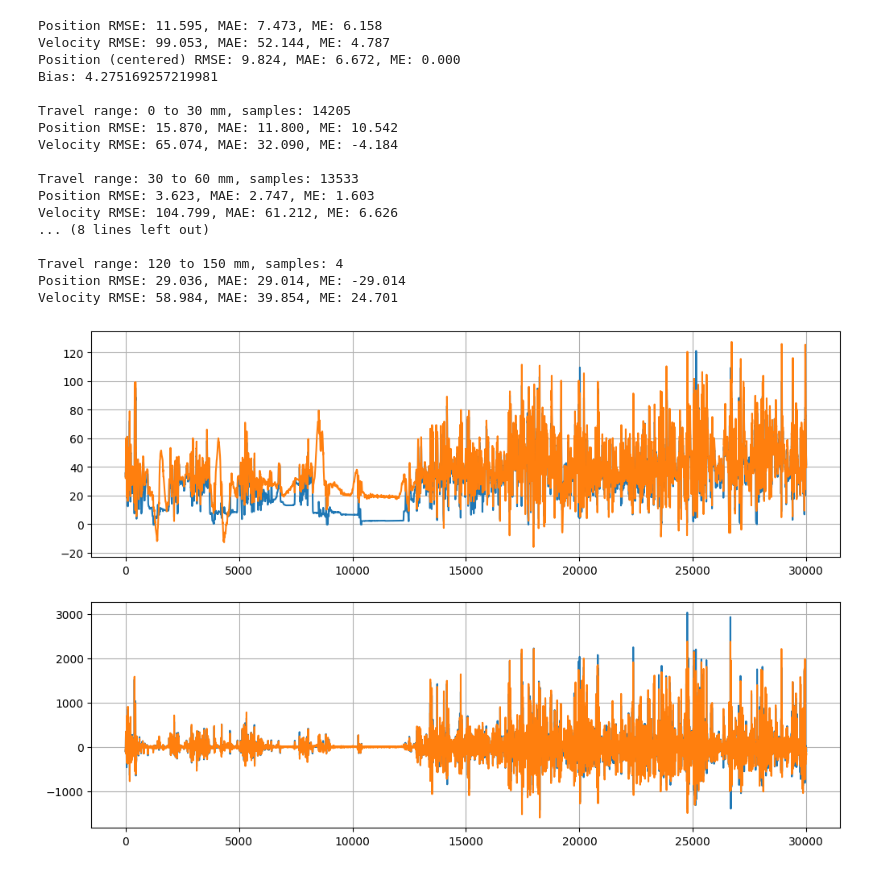
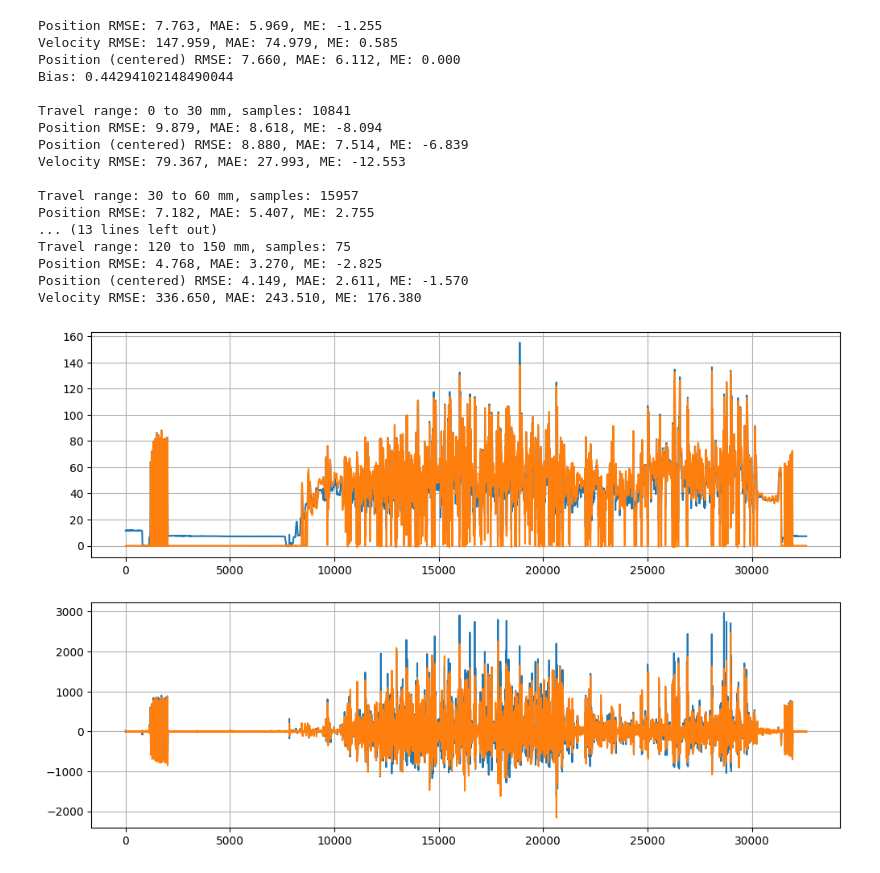
Before and after one commit to colinpate/sus, a Jupyter notebook: solver.ipynb, the cells around one changed output. Drawn from its saved outputs; the diff is of its cells as text; code cells hidden in the pictures.

Commit message:
refining mag curve fusion

```diff
--- a/solver.ipynb
+++ b/solver.ipynb
@@ -98,6 +88,7 @@ def calculate_res(vec, w):
     x = vec[:N]
     v = vec[N:2*N]
     b = vec[2*N]  # <-- add bias as last variable
+    bx = vec[2*N+1]
 
     dt = t[1:] - t[:-1]          # (N-1,)
     a  = acc[:N-1] - b           # (N-1,)
@@ -108,7 +99,7 @@ def calculate_res(vec, w):
     v_res = acc_v - v[1:]        # (N-1,)
     x_res = acc_x - x[1:]        # (N-1,)
 
-    mag_pred_res = mag_in_bounds_mask[1:] * (mag_pred_x[1:] - x[1:])  # (N-1,)
+    mag_pred_res = mag_pred_x[1:] - x[1:] - bx  # (N-1,)
 
     # zv_res = v[i] if dense_mag_zv[i] else 0, for i=1..N-1
     zv_res = dense_mag_zv[1:] * v[1:]   # works if dense_mag_zv is bool or 0/1  -> (N-1,)
@@ -123,7 +114,7 @@ def calculate_res(vec, w):
     r = np.concatenate((res[:, 1:].ravel(order="F"), [b * w.b]))
     return r
 
-guess_vec = np.zeros((num_samp * 2 + 1,))
+guess_vec = np.zeros((num_samp * 2 + 2,))
 guess_vec[:num_samp] = mag_pred_x  # initial guess for x is the mag pred
 guess_vec[num_samp:num_samp*2] = np.cumsum(acc) * np.mean(dt_s)  # initial guess for v is just integrating accel
 guess_vec[-1] = 0  # initial guess for bias
@@ -152,7 +143,7 @@ plot_ress(res)
 # %%
 def make_jac_sparsity(N, n_res_per_step=4, include_bias=True, include_bias_penalty=True):
     # z = [x(0..N-1), v(0..N-1), b]
-    n_var = 2*N + (1 if include_bias else 0)
+    n_var = 2*N + 1 + (1 if include_bias else 0)
 
     n_steps = N - 1
     n_res = n_res_per_step * n_steps + (1 if (include_bias and include_bias_penalty) else 0)
@@ -161,7 +152,8 @@ def make_jac_sparsity(N, n_res_per_step=4, include_bias=True, include_bias_penal
 
     def ix_x(i): return i
     def ix_v(i): return N + i
-    ix_b = 2*N  # last variable
+    ix_b = 2*N
+    ix_bx = 2*N+1 # last variable
 
     for i in range(1, N):
         # This assumes your residual vector is packed as:
@@ -180,9 +172,11 @@ def make_jac_sparsity(N, n_res_per_step=4, include_bias=True, include_bias_penal
         J[r0 + 1, ix_v(i - 1)] = True
         if include_bias:
             J[r0 + 1, ix_b] = True
+        J[r0 + 1, ix_bx] = True
 
         # mag anchor depends on x[i] (even if gated to 0, keep structure)
         J[r0 + 2, ix_x(i)] = True
+        J[r0 + 2, ix_bx] = True
 
         # zupt depends on v[i] (even if gated)
         J[r0 + 3, ix_v(i)] = True
@@ -207,8 +201,10 @@ Jsp = make_jac_sparsity(num_samp, include_bias=True)
 loop_params = False
 w = Weights()
 
+rmse_travel_min = 50
+thresh_mask = travel > rmse_travel_min
+
 if loop_params:
-    rmse_travel_min = 30
     error_vec = []
     for scale in [0.25, 0.5, 2, 4]:
         for weight in Weights.__dataclass_fields__:
@@ -232,15 +228,16 @@ if loop_params:
             res_x = result.x[:num_samp]
             res_v = result.x[num_samp:num_samp*2]
             res_b = result.x[-1]
-            thresh_mask = travel > rmse_travel_min
             rmse, _, _ = print_err_stats(res_x[thresh_mask], travel[thresh_mask], center=True, prefix="Position")
-            error_vec.append([rmse, weight, weight_dict[weight]])
             print_err_stats(res_v[thresh_mask], v_gt[thresh_mask], prefix="Velocity")
+            error_vec.append([rmse, weight, weight_dict[weight], res_x, res_v])
 
     best_errors = sorted(error_vec, key=lambda x: x[0])[:5]
     print("\nBest 5 results:")
-    for rmse, weight_name, weight_value in best_errors:
+    for rmse, weight_name, weight_value, _, _ in best_errors:
         print(f"Weight: {weight_name}, Value: {weight_value}, RMSE: {rmse:.3f}")
+
+    res_x, res_v = best_errors[0][3:5]
 else:
     result = least_squares(
         fun=calculate_res,
@@ -255,9 +252,9 @@ else:
     )
     res_x = result.x[:num_samp]
     res_v = result.x[num_samp:num_samp*2]
-    res_b = result.x[-1]
+    res_b = result.x[-2]
     print("Bias:", res_b)
-    print_err_stats(res_x, travel, center=True, prefix="Position")
+    print_err_stats(res_x[thresh_mask], travel[thresh_mask], center=True, prefix="Position")
     print_err_stats(res_v, v_gt, prefix="Velocity")
 # %% [output]
    Iteration     Total nfev        Cost      Cost reduction    Step norm     Optimality
@@ -280,46 +270,50 @@ Velocity RMSE: 99.053, MAE: 52.144, ME: 4.787
 # %%
+if loop_params:
+    res_x, res_v = best_errors[0][3:5]
+
 plt.figure(figsize=(12,8))
 plt.subplot(2, 1, 1)
 plt.plot(travel)
 plt.plot(res_x)
 plt.grid()
 plt.subplot(2, 1, 2)
 plt.plot(v_gt)
 plt.plot(res_v)
 plt.grid()
 
 print_err_stats(res_x, travel, prefix="Position")
 print_err_stats(res_v, v_gt, prefix="Velocity")
 res_x_cent = res_x - np.mean(res_x)  # align to start
 travel_cent = travel - np.mean(travel)
 print_err_stats(res_x_cent, travel_cent, prefix="Position (centered)")
 print(f"Bias: {res_b}")
 
 for travel_min in range(0, 150, 30):
     travel_max = travel_min + 30
     mask = (travel >= travel_min) & (travel < travel_max)
     print(f"\nTravel range: {travel_min} to {travel_max} mm, samples: {np.count_nonzero(mask)}")
     print_err_stats(res_x[mask], travel[mask], prefix="Position")
+    print_err_stats(res_x_cent[mask], travel_cent[mask], prefix="Position (centered)")
     print_err_stats(res_v[mask], v_gt[mask], prefix="Velocity")
 # %% [output]
-Position RMSE: 11.595, MAE: 7.473, ME: 6.158
-Velocity RMSE: 99.053, MAE: 52.144, ME: 4.787
-Position (centered) RMSE: 9.824, MAE: 6.672, ME: 0.000
-Bias: 4.275169257219981
+Position RMSE: 7.763, MAE: 5.969, ME: -1.255
+Velocity RMSE: 147.959, MAE: 74.979, ME: 0.585
+Position (centered) RMSE: 7.660, MAE: 6.112, ME: 0.000
+Bias: 0.44294102148490044
 
-Travel range: 0 to 30 mm, samples: 14205
-Position RMSE: 15.870, MAE: 11.800, ME: 10.542
-Velocity RMSE: 65.074, MAE: 32.090, ME: -4.184
+Travel range: 0 to 30 mm, samples: 10841
+Position RMSE: 9.879, MAE: 8.618, ME: -8.094
+Position (centered) RMSE: 8.880, MAE: 7.514, ME: -6.839
+Velocity RMSE: 79.367, MAE: 27.993, ME: -12.553
 
-Travel range: 30 to 60 mm, samples: 13533
-Position RMSE: 3.623, MAE: 2.747, ME: 1.603
-Velocity RMSE: 104.799, MAE: 61.212, ME: 6.626
-... (8 lines left out)
-
-Travel range: 120 to 150 mm, samples: 4
-Position RMSE: 29.036, MAE: 29.014, ME: -29.014
-Velocity RMSE: 58.984, MAE: 39.854, ME: 24.701
+Travel range: 30 to 60 mm, samples: 15957
+Position RMSE: 7.182, MAE: 5.407, ME: 2.755
+... (13 lines left out)
+Travel range: 120 to 150 mm, samples: 75
+Position RMSE: 4.768, MAE: 3.270, ME: -2.825
+Position (centered) RMSE: 4.149, MAE: 2.611, ME: -1.570
+Velocity RMSE: 336.650, MAE: 243.510, ME: 176.380
-[figure, old version]
+[figure, new version]
 # %%
 res_i = result.fun
 plot_ress(res_i)
```
Also changed, not shown: parts of 7 cells of this notebook, 4 other files.
